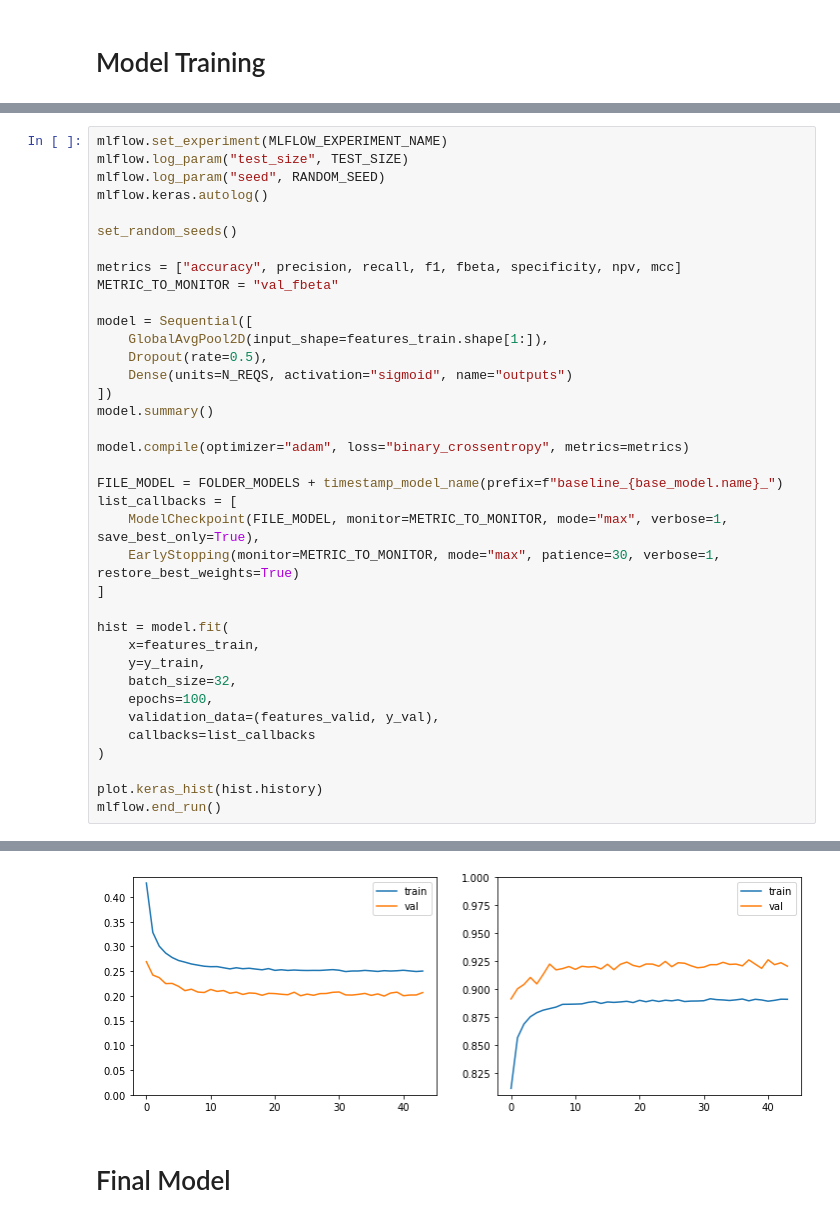
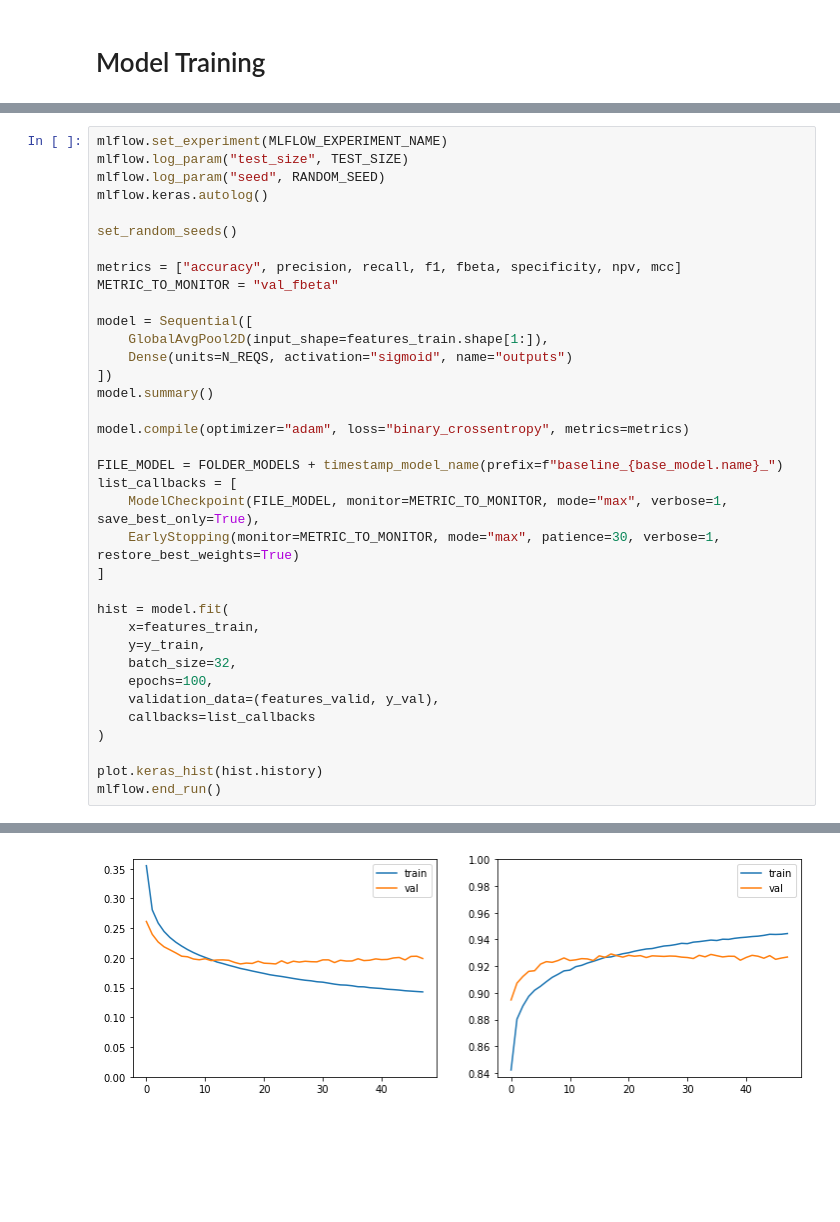
Before and after one commit to arnaldog12/icaonet, a Jupyter notebook: notebooks/Baselines.ipynb, the cells around one changed output, grey strips where cells are left out. Saved outputs shown, nothing was run; the diff lists cells and outputs as text; blank space fills up the shorter version.

```diff
--- a/notebooks/Baselines.ipynb
+++ b/notebooks/Baselines.ipynb
@@ -165,7 +169,6 @@ METRIC_TO_MONITOR = "val_fbeta"
 
 model = Sequential([
     GlobalAvgPool2D(input_shape=features_train.shape[1:]),
-    Dropout(rate=0.5),
     Dense(units=N_REQS, activation="sigmoid", name="outputs")
 ])
 model.summary()
@@ -210,3 +213 @@ Epoch 00044: early stopping
-[figure, old version]
+[figure, new version]
-# %% [markdown]
-# Final Model
```
Also changed, not shown: parts of 24 cells of this notebook, 1 other file.
